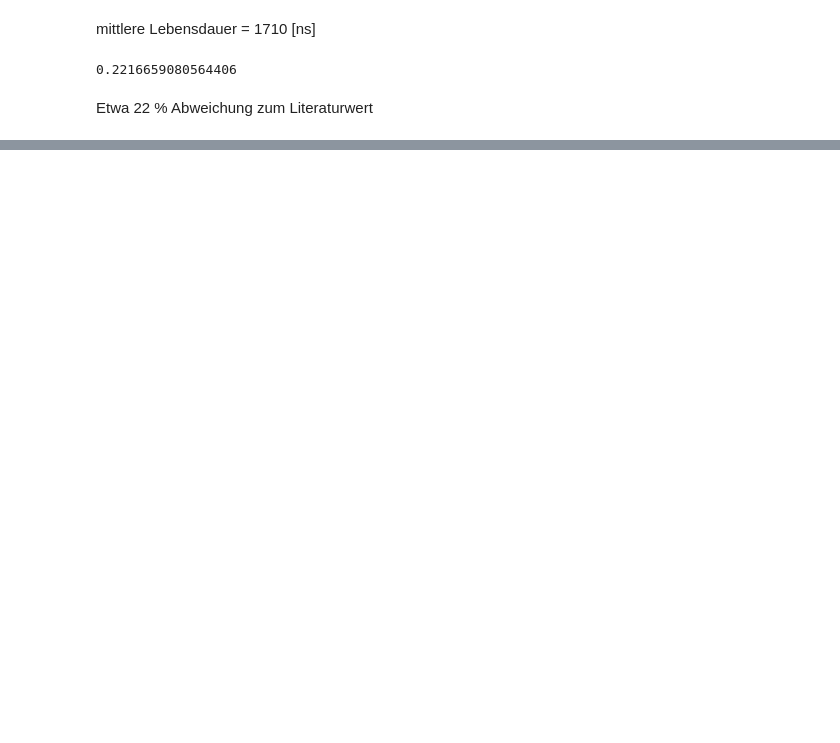
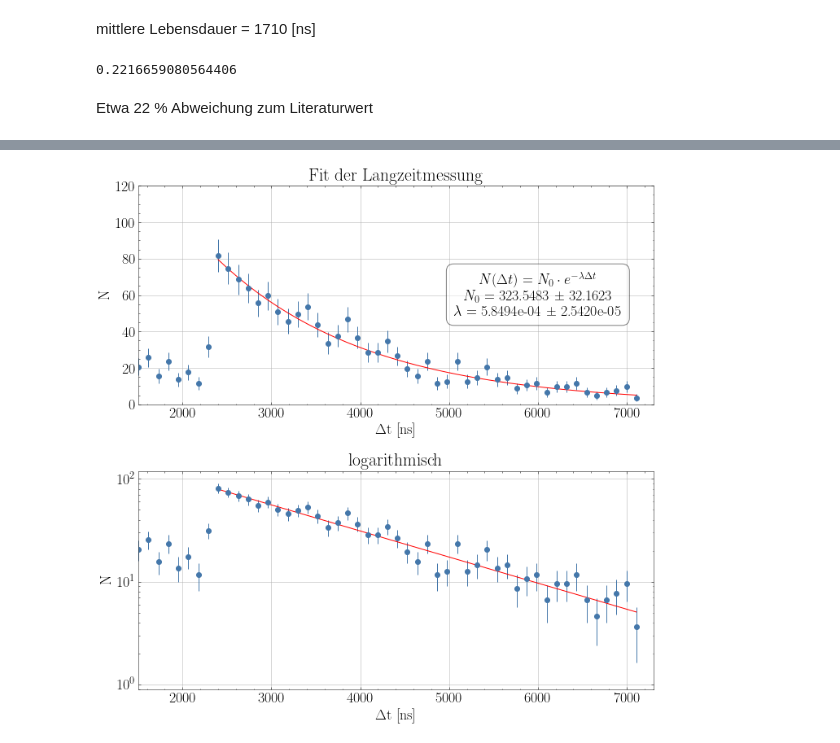
Before and after one commit to FlorianAdamczyk/FPrak_Myonenzerfall, a Jupyter notebook: Datenauswertung.ipynb, the cells around one changed output, grey strips where cells are left out. Saved outputs shown, nothing was run; the diff lists cells and outputs as text; code cells hidden in the pictures; blank space fills up the shorter version.

```diff
--- a/Datenauswertung.ipynb
+++ b/Datenauswertung.ipynb
@@ -348,3 +372,9 @@ poptExp, pcovExp = curve_fit(expFit, expX, expY, p0=[60, 1E-4],sigma=expY_err,ab
 1/poptExp[1]
 # %% [output]
 1709.5798033790743
+# %%
+A = poptExp[0]
+lam = poptExp[1]
+d_A = np.sqrt(pcovExp[0][0])
+d_lam = np.sqrt(pcovExp[1][1])
+print(d_lam)
@@ -387,0 +425,41 @@ plt.show()
+# %%
+fig, axs = plt.subplots(2, 1, figsize=(10, 10))
+#
+axs[0].set_xlim(xmin = 1500, xmax = 7300)
+#ax.set_yscale("log")
+axs[0].set_ylim(ymax= 120)
+
+#ax.errorbar(expX,expYLog,yerr =expY_errLog, fmt='o')
+#ax.plot(expX, linearFunc(expX,*a_fitLin), color='red', label='Exponential-Fit')
+
+axs[0].grid()
+axs[0].plot(expX, expFit(expX,*poptExp), color='red', label='Exponential-Fit')
+axs[0].errorbar(lang["time"],lang["intens"],yerr =lang["err"], fmt='o')
+
+axs[0].set_title("Fit der Langzeitmessung")
+axs[0].set_xlabel("$\Delta$t [ns]")
+axs[0].set_ylabel("N")
+
+axs[0].text(6000, 60," $N(\Delta t) = N_0 \cdot e^{-\lambda \Delta t}$\n   $N_0$ = %.4f ± %.4f \n  $\lambda$ = %.4e ± %.4e"%(A,d_A,lam,d_lam),
+        horizontalalignment = "center", verticalalignment = "center",  bbox=dict(boxstyle='round,pad=0.5', facecolor='white', alpha=0.5))
+
+
+axs[1].set_xlim(xmin = 1500, xmax = 7300)
+axs[1].set_yscale("log")
+axs[1].set_ylim(ymax= 120)
+
+
+
+axs[1].grid()
+axs[1].plot(expX, expFit(expX,*poptExp), color='red', label='Exponential-Fit')
+axs[1].errorbar(lang["time"],lang["intens"],yerr =lang["err"], fmt='o')
+
+axs[1].set_title("logarithmisch")
+axs[1].set_xlabel("$\Delta$t [ns]")
+axs[1].set_ylabel("N")
+
+fig.tight_layout()
+plt.savefig("bilder/FitlangzeitMess.pdf")
+#plt.show()
+# %% [output]
+[figure, added]
```
Also changed, not shown: parts of 8 cells of this notebook, 9 other files.
